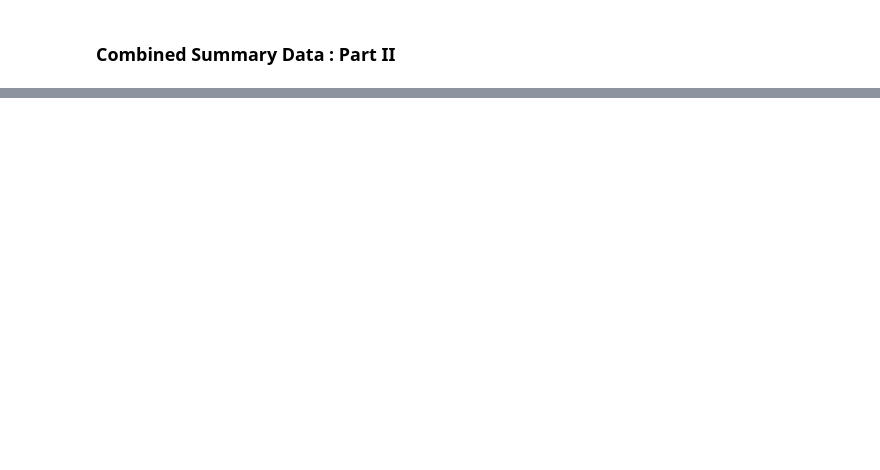
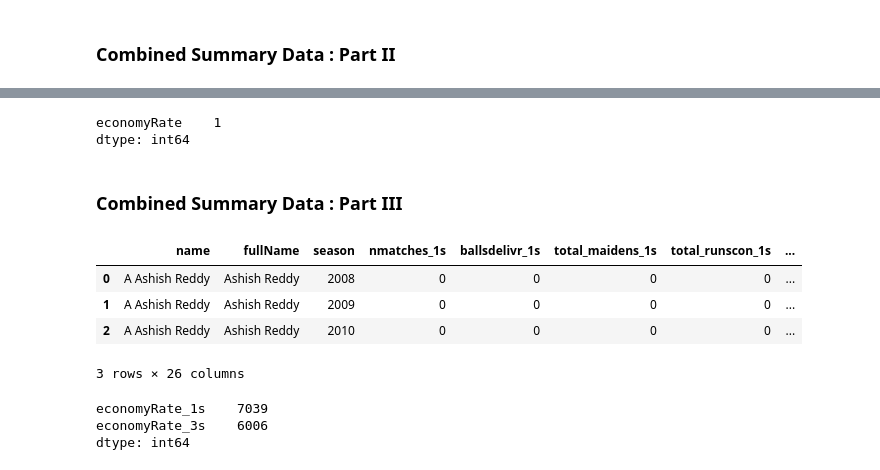
Before and after one commit to quickSilverShanks/IPL-CricPred, a Jupyter notebook: notebooks/Data Preprocessing.ipynb, the cells around one changed output, grey strips where cells are left out. Saved outputs shown, nothing was run; the diff lists cells and outputs as text; code cells hidden in the pictures; blank space fills up the shorter version.

```diff
--- a/notebooks/Data Preprocessing.ipynb
+++ b/notebooks/Data Preprocessing.ipynb
@@ -467,0 +550,5 @@ pom_histdata.to_csv("../data/processed/pom_histdata.csv", index=False)
+# %%
+allseason_bowling.isna().sum().sort_values(ascending=False)[allseason_bowling.isna().sum() > 0]
+# %% [output]
+economyRate    1
+dtype: int64
@@ -467,0 +558,55 @@ pom_histdata.to_csv("../data/processed/pom_histdata.csv", index=False)
+# %% [markdown]
+### Combined Summary Data : Part III
+# %%
+# generate balling summary & add missing seasons
+
+allseason_bowling = pd.read_csv("../data/processed/allseason_bowling.csv")
+allseason_bowling['balls'] = allseason_bowling['overs'].apply(lambda x: 6*int(x) + int(round(10*np.mod(x, 1), 1)))
+
+all_seasons = np.arange(2008, 2025)
+group_cols = ["name", "fullName", "season"]
+bowlingcard_histdata = allseason_bowling.groupby(group_cols, sort=True).agg(nmatches_1s=('match_id','count'),
+                                                                            ballsdelivr_1s=('balls','sum'),
+                                                                            total_maidens_1s=('maidens','sum'),
+                                                                            total_runscon_1s=('conceded','sum'),
+                                                                            total_wickets_1s=('wickets','sum'),
+                                                                            total_dots_1s=('dots','sum'),
+                                                                            total_4sconc_1s=('foursConceded','sum'),
+                                                                            total_6sconc_1s=('sixesConceded','sum'),
+                                                                            total_wides_1s=('wides','sum'),
+                                                                            total_noballs_1s=('noballs','sum'),
+                                                                            median_econ_1s=('economyRate','median')
+                                                                            ) \
+                                                                        .unstack(fill_value=0) \
+                                                                        .reindex(all_seasons, level=1, fill_value=0, axis=1) \
+                                                                        .stack(1, future_stack=True).reset_index()
+
+
+# moving sums for past 3 seasons
+
+smry_vars = ['nmatches_1s', 'ballsdelivr_1s', 'total_maidens_1s', 'total_runscon_1s', 'total_wickets_1s',
+             'total_dots_1s', 'total_4sconc_1s', 'total_6sconc_1s', 'total_wides_1s', 'total_noballs_1s']
+for col1s, col3s in zip(smry_vars, [col.replace('1s','3s') for col in smry_vars]):
+    bowlingcard_histdata[col3s] = bowlingcard_histdata.groupby(group_cols[:-1])[col1s].rolling(3, min_periods=1).sum().reset_index(level=[0,1], drop=True)
+
+bowlingcard_histdata[smry_vars + [col.replace('1s','3s') for col in smry_vars]] = bowlingcard_histdata[smry_vars + [col.replace('1s','3s') for col in smry_vars]].astype(int)
+bowlingcard_histdata['economyRate_1s'] = 6 * bowlingcard_histdata['total_runscon_1s'] / bowlingcard_histdata['ballsdelivr_1s']
+bowlingcard_histdata['economyRate_3s'] = 6 * bowlingcard_histdata['total_runscon_3s'] / bowlingcard_histdata['ballsdelivr_3s']
+
+bowlingcard_histdata.to_csv("../data/processed/bowlingcard_histdata.csv", index=False)
+
+
+
+bowlingcard_histdata.head(3)
+# %% [output]
+|  | name | fullName | season | nmatches_1s | ballsdelivr_1s | total_maidens_1s | total_runscon_1s | ... |
+| 0 | A Ashish Reddy | Ashish Reddy | 2008 | 0 | 0 | 0 | 0 | ... |
+| 1 | A Ashish Reddy | Ashish Reddy | 2009 | 0 | 0 | 0 | 0 | ... |
+| 2 | A Ashish Reddy | Ashish Reddy | 2010 | 0 | 0 | 0 | 0 | ... |
+3 rows × 26 columns
+# %%
+bowlingcard_histdata.isna().sum().sort_values(ascending=False)[bowlingcard_histdata.isna().sum() != 0]
+# %% [output]
+economyRate_1s    7039
+economyRate_3s    6006
+dtype: int64
```
Also changed, not shown: parts of 15 cells of this notebook, 9 other files.
